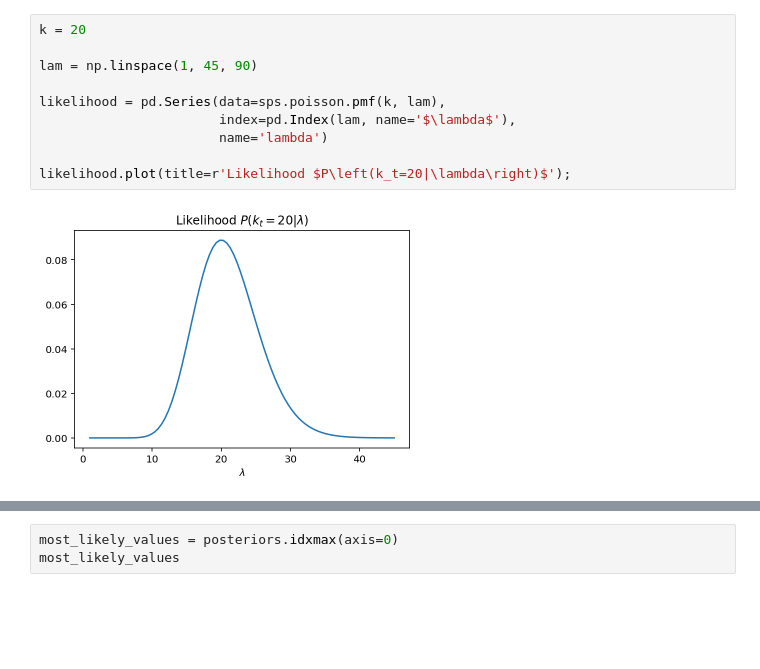
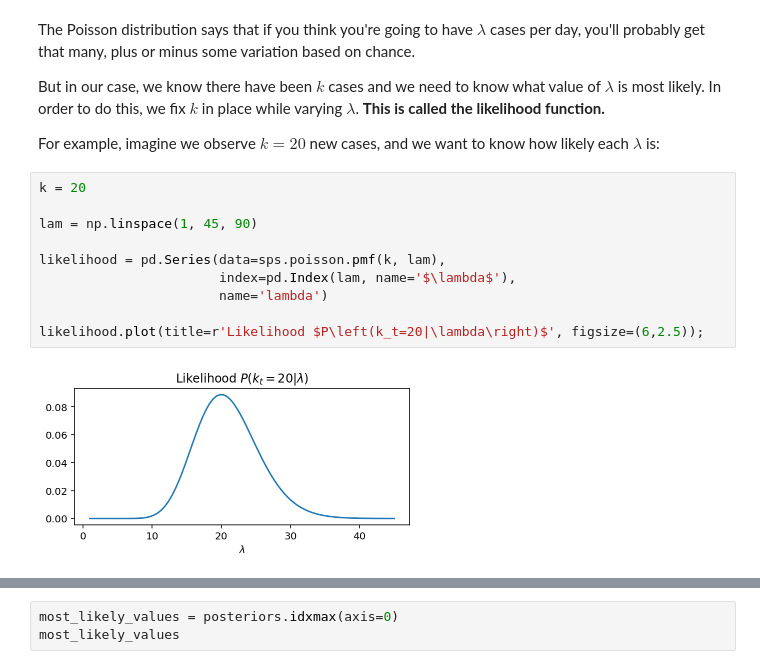
Before and after one commit to mariorz/rtlivemx, a Jupyter notebook: rtlive.ipynb, the cells around one changed output, grey strips where cells are left out. Saved outputs shown, nothing was run; the diff lists cells and outputs as text; blank space fills up the shorter version.

```diff
--- a/rtlive.ipynb
+++ b/rtlive.ipynb
@@ -56,12 +101,18 @@ plt.legend(title="$\lambda$", labels=lambdas);
+# %% [markdown]
+The Poisson distribution says that if you think you're going to have $\lambda$ cases per day, you'll probably get that many, plus or minus some variation based on chance.
+
+But in our case, we know there have been $k$ cases and we need to know what value of $\lambda$ is most likely. In order to do this, we fix $k$ in place while varying $\lambda$. __This is called the likelihood function.__
+
+For example, imagine we observe $k=20$ new cases, and we want to know how likely each $\lambda$ is:
 # %%
 k = 20
 
 lam = np.linspace(1, 45, 90)
 
 likelihood = pd.Series(data=sps.poisson.pmf(k, lam),
                        index=pd.Index(lam, name='$\lambda$'),
                        name='lambda')
 
-likelihood.plot(title=r'Likelihood $P\left(k_t=20|\lambda\right)$');
+likelihood.plot(title=r'Likelihood $P\left(k_t=20|\lambda\right)$', figsize=(6,2.5));
 # %% [output]
-[figure, old version]
+[figure, new version]
```
Also changed, not shown: parts of 45 cells of this notebook, 2 other files.
